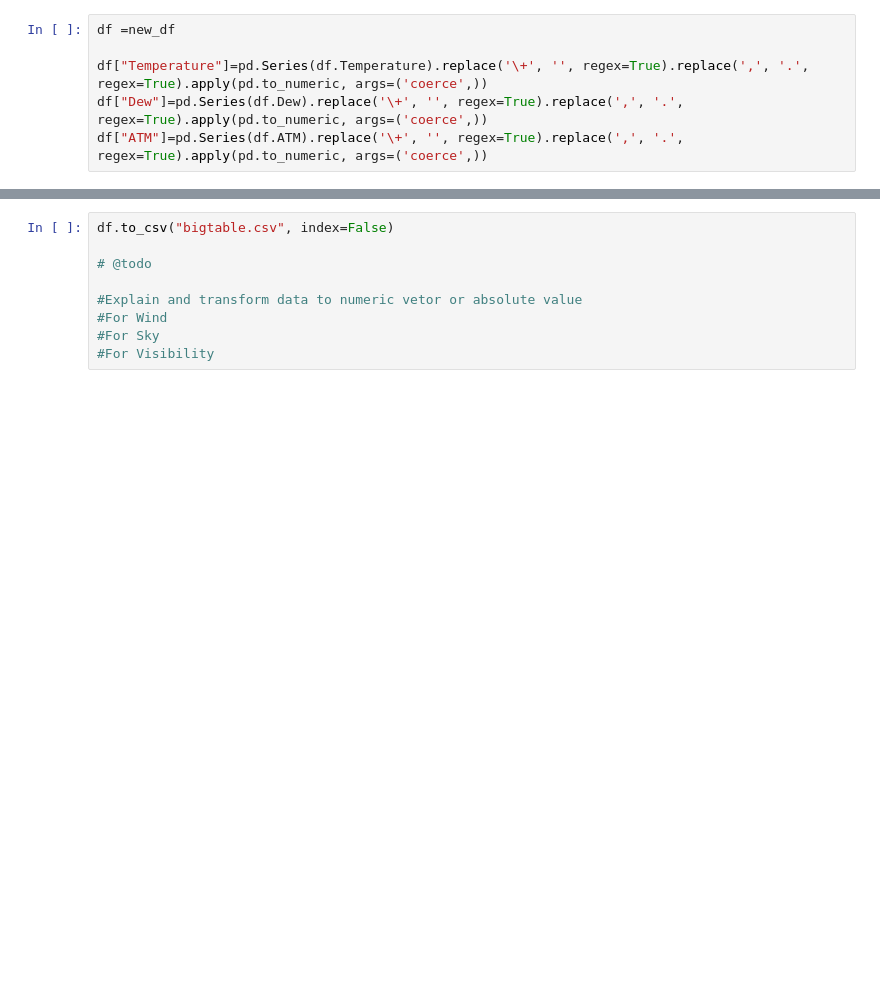
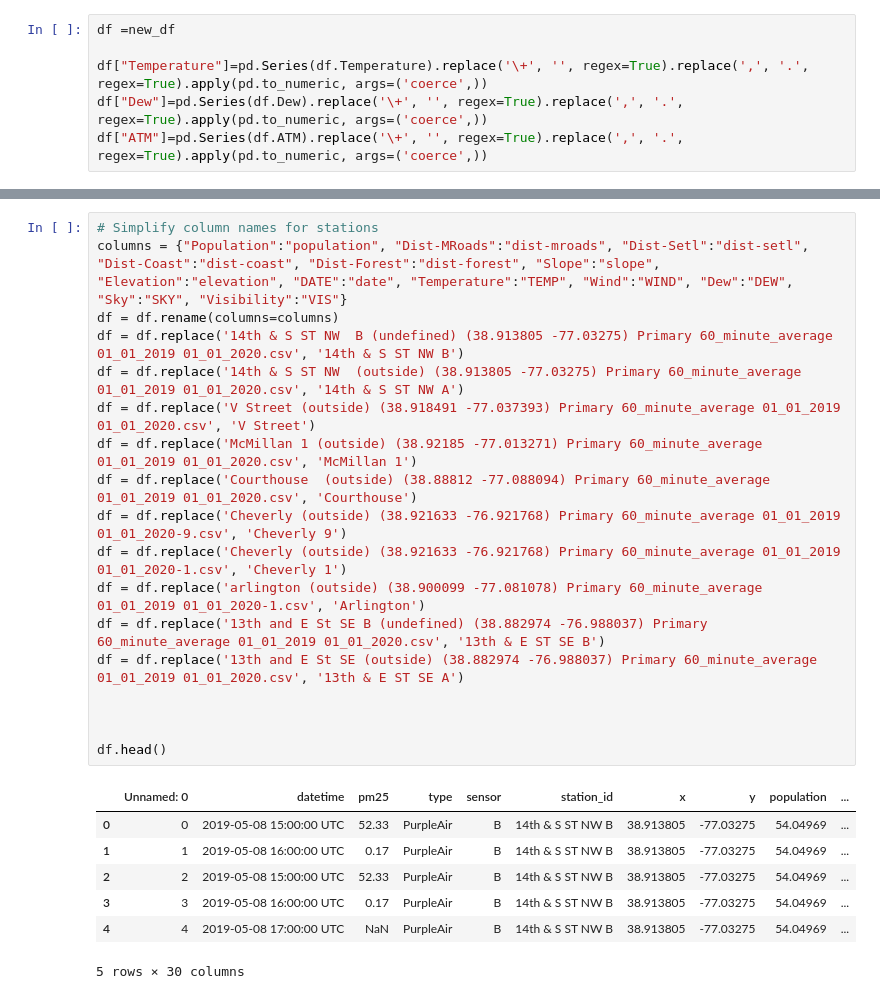
Before and after one commit to georgetown-analytics/Air-Pollution, a Jupyter notebook: data/Data extraction & wrangling.ipynb, the cells around one changed output, grey strips where cells are left out. Saved outputs shown, nothing was run; the diff lists cells and outputs as text; blank space fills up the shorter version.

```diff
--- a/data/Data extraction & wrangling.ipynb
+++ b/data/Data extraction & wrangling.ipynb
@@ -100,9 +281,26 @@ df.head()
-# %%
-df.to_csv("bigtable.csv", index=False)
-
-# @todo
-
-#Explain and transform data to numeric vetor or absolute value
-#For Wind
-#For Sky
-#For Visibility
+# %%
+# Simplify column names for stations
+columns = {"Population":"population", "Dist-MRoads":"dist-mroads", "Dist-Setl":"dist-setl", "Dist-Coast":"dist-coast", "Dist-Forest":"dist-forest", "Slope":"slope", "Elevation":"elevation", "DATE":"date", "Temperature":"TEMP", "Wind":"WIND", "Dew":"DEW", "Sky":"SKY", "Visibility":"VIS"}
+df = df.rename(columns=columns)
+df = df.replace('14th & S ST NW  B (undefined) (38.913805 -77.03275) Primary 60_minute_average 01_01_2019 01_01_2020.csv', '14th & S ST NW B')
+df = df.replace('14th & S ST NW  (outside) (38.913805 -77.03275) Primary 60_minute_average 01_01_2019 01_01_2020.csv', '14th & S ST NW A')
+df = df.replace('V Street (outside) (38.918491 -77.037393) Primary 60_minute_average 01_01_2019 01_01_2020.csv', 'V Street')
+df = df.replace('McMillan 1 (outside) (38.92185 -77.013271) Primary 60_minute_average 01_01_2019 01_01_2020.csv', 'McMillan 1')
+df = df.replace('Courthouse  (outside) (38.88812 -77.088094) Primary 60_minute_average 01_01_2019 01_01_2020.csv', 'Courthouse')
+df = df.replace('Cheverly (outside) (38.921633 -76.921768) Primary 60_minute_average 01_01_2019 01_01_2020-9.csv', 'Cheverly 9')
+df = df.replace('Cheverly (outside) (38.921633 -76.921768) Primary 60_minute_average 01_01_2019 01_01_2020-1.csv', 'Cheverly 1')
+df = df.replace('arlington (outside) (38.900099 -77.081078) Primary 60_minute_average 01_01_2019 01_01_2020-1.csv', 'Arlington')
+df = df.replace('13th and E St SE B (undefined) (38.882974 -76.988037) Primary 60_minute_average 01_01_2019 01_01_2020.csv', '13th & E ST SE B')
+df = df.replace('13th and E St SE (outside) (38.882974 -76.988037) Primary 60_minute_average 01_01_2019 01_01_2020.csv', '13th & E ST SE A')
+
+
+
+df.head()
+# %% [output]
+|  | Unnamed: 0 | datetime | pm25 | type | sensor | station_id | x | y | population | ... |
+| 0 | 0 | 2019-05-08 15:00:00 UTC | 52.33 | PurpleAir | B | 14th & S ST NW B | 38.913805 | -77.03275 | 54.04969 | ... |
+| 1 | 1 | 2019-05-08 16:00:00 UTC | 0.17 | PurpleAir | B | 14th & S ST NW B | 38.913805 | -77.03275 | 54.04969 | ... |
+| 2 | 2 | 2019-05-08 15:00:00 UTC | 52.33 | PurpleAir | B | 14th & S ST NW B | 38.913805 | -77.03275 | 54.04969 | ... |
+| 3 | 3 | 2019-05-08 16:00:00 UTC | 0.17 | PurpleAir | B | 14th & S ST NW B | 38.913805 | -77.03275 | 54.04969 | ... |
+| 4 | 4 | 2019-05-08 17:00:00 UTC | NaN | PurpleAir | B | 14th & S ST NW B | 38.913805 | -77.03275 | 54.04969 | ... |
+5 rows × 30 columns
```
Also changed, not shown: parts of 23 cells of this notebook, 1 other file.
